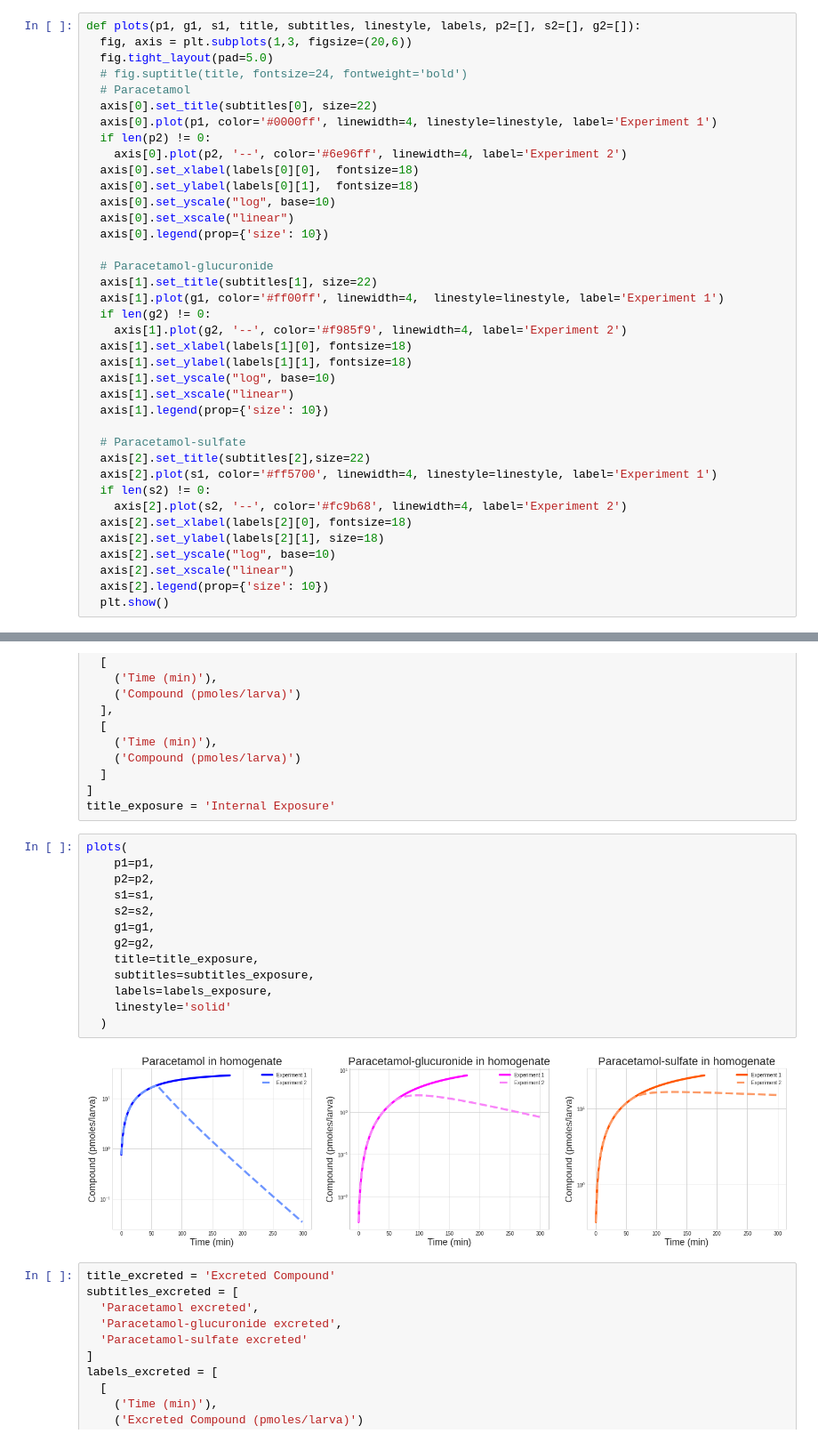
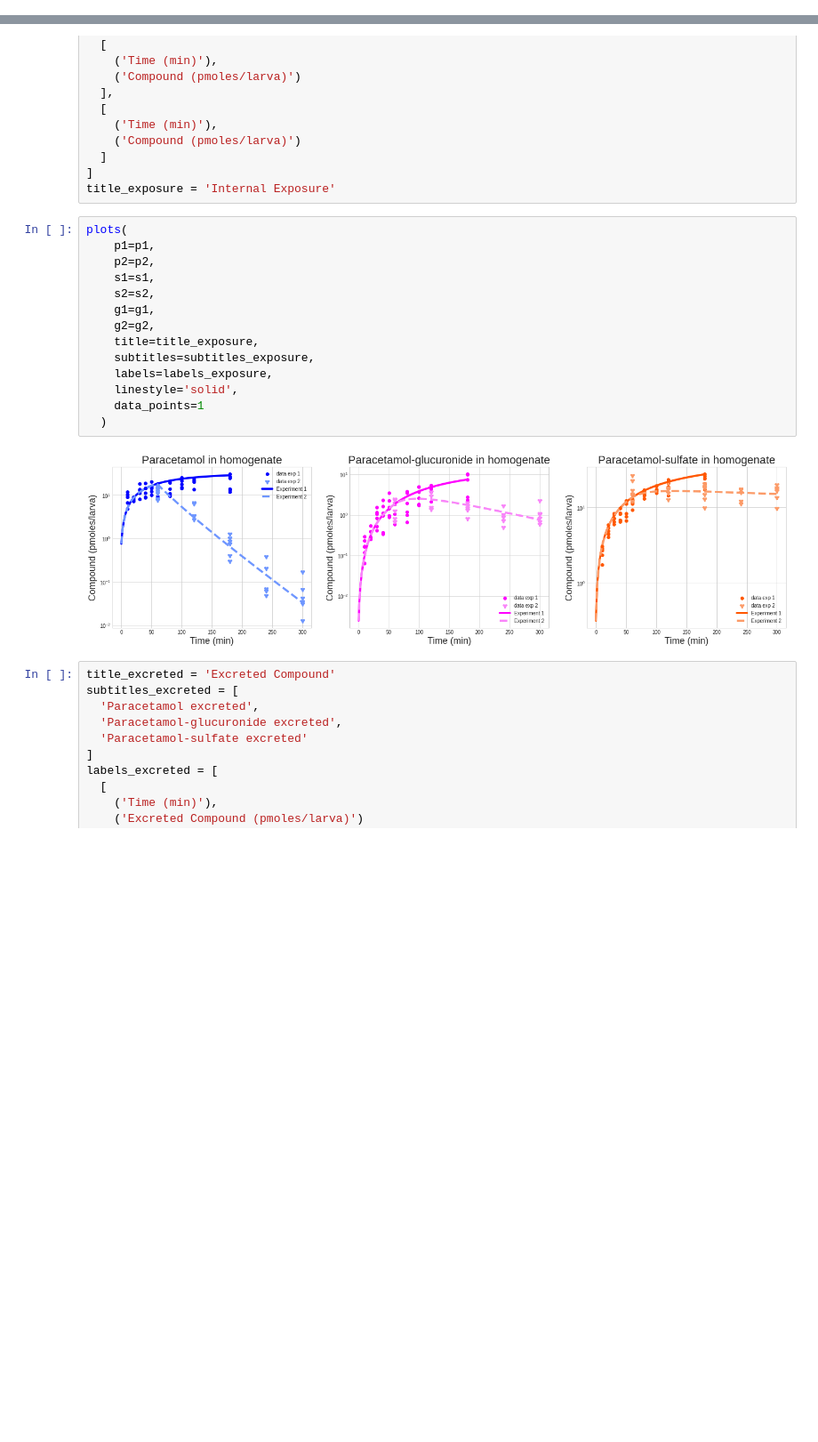
Before and after one commit to OhGreat/pharmacokinetics_with_petri_nets, a Jupyter notebook: visualization.ipynb, the cells around one changed output, grey strips where cells are left out. Shown at 89% size. Cells and saved outputs as stored; diff of their text form; blank space fills up the shorter version.

Commit message:
added points in visualization

```diff
--- a/visualization.ipynb
+++ b/visualization.ipynb
@@ -34,41 +54,3 @@ ge2 = np.load('results/exp2/ge_val.npy')
 # Plot Experiment 2
 
 For 1 hours keep larvae in medium with constant concentration of 1pml paracetamol
-# %%
-def plots(p1, g1, s1, title, subtitles, linestyle, labels, p2=[], s2=[], g2=[]):
-  fig, axis = plt.subplots(1,3, figsize=(20,6))
-  fig.tight_layout(pad=5.0)
-  # fig.suptitle(title, fontsize=24, fontweight='bold')
-  # Paracetamol
-  axis[0].set_title(subtitles[0], size=22)
-  axis[0].plot(p1, color='#0000ff', linewidth=4, linestyle=linestyle, label='Experiment 1')
-  if len(p2) != 0:
-    axis[0].plot(p2, '--', color='#6e96ff', linewidth=4, label='Experiment 2')
-  axis[0].set_xlabel(labels[0][0],  fontsize=18)
-  axis[0].set_ylabel(labels[0][1],  fontsize=18)
-  axis[0].set_yscale("log", base=10)
-  axis[0].set_xscale("linear")
-  axis[0].legend(prop={'size': 10})
-
-  # Paracetamol-glucuronide
-  axis[1].set_title(subtitles[1], size=22)
-  axis[1].plot(g1, color='#ff00ff', linewidth=4,  linestyle=linestyle, label='Experiment 1')
-  if len(g2) != 0:
-    axis[1].plot(g2, '--', color='#f985f9', linewidth=4, label='Experiment 2')
-  axis[1].set_xlabel(labels[1][0], fontsize=18)
-  axis[1].set_ylabel(labels[1][1], fontsize=18)
-  axis[1].set_yscale("log", base=10)
-  axis[1].set_xscale("linear")
-  axis[1].legend(prop={'size': 10})
-
-  # Paracetamol-sulfate
-  axis[2].set_title(subtitles[2],size=22)
-  axis[2].plot(s1, color='#ff5700', linewidth=4, linestyle=linestyle, label='Experiment 1')
-  if len(s2) != 0:
-    axis[2].plot(s2, '--', color='#fc9b68', linewidth=4, label='Experiment 2')
-  axis[2].set_xlabel(labels[2][0], fontsize=18)
-  axis[2].set_ylabel(labels[2][1], size=18)
-  axis[2].set_yscale("log", base=10)
-  axis[2].set_xscale("linear")
-  axis[2].legend(prop={'size': 10})
-  plt.show()
@@ -96,18 +179,19 @@ title_exposure = 'Internal Exposure'
 # %%
 plots(
     p1=p1,
     p2=p2,
     s1=s1,
     s2=s2,
     g1=g1,
     g2=g2,
     title=title_exposure,
     subtitles=subtitles_exposure,
     labels=labels_exposure,
-    linestyle='solid'
+    linestyle='solid',
+    data_points=1
   )
 # %% [output]
-[figure, old version]
+[figure, new version]
 # %%
 title_excreted = 'Excreted Compound'
 subtitles_excreted = [
```
Also changed, not shown: parts of 6 cells of this notebook.
